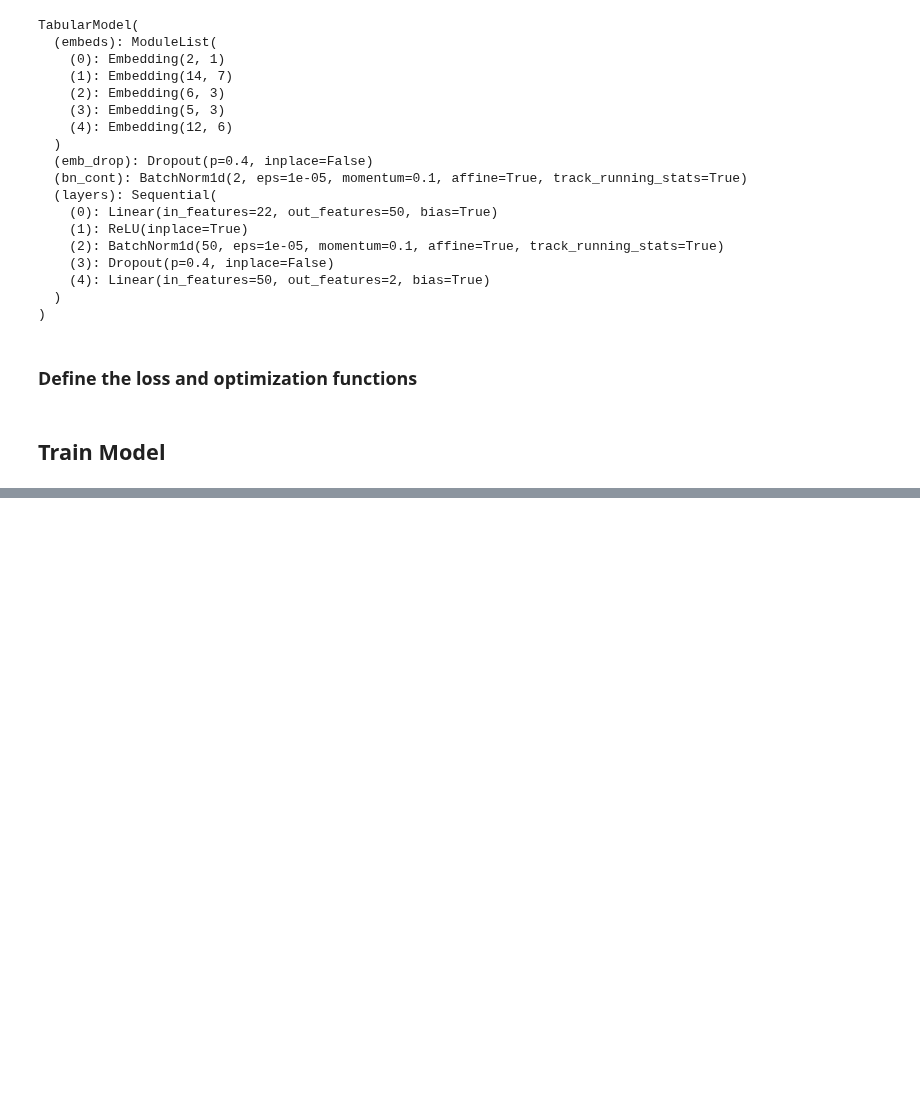
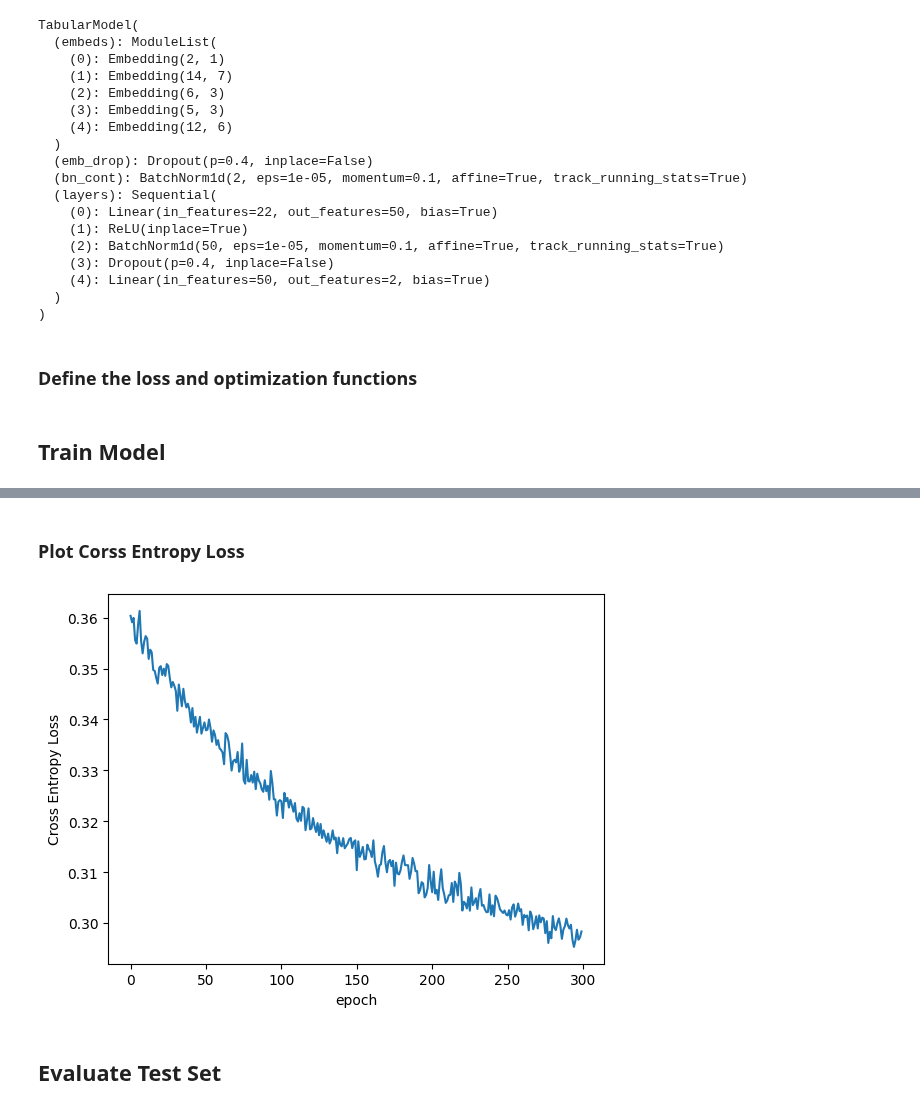
Before and after one commit to gc2321/3546-Deep-Learning, a Jupyter notebook: pytorch/1_7_ann_income_classification.ipynb, the cells around one changed output, grey strips where cells are left out. Cells and saved outputs as stored; diff of their text form; code cells hidden in the pictures; blank space fills up the shorter version.

```diff
--- a/pytorch/1_7_ann_income_classification.ipynb
+++ b/pytorch/1_7_ann_income_classification.ipynb
@@ -215,7 +215,7 @@ optimizer = torch.optim.Adam(model.parameters(), lr=0.005)
 import time
 start_time = time.time()
 
-epochs = 200
+epochs = 300
 losses = []
 
 for i in range(epochs):
@@ -248,0 +253,10 @@ Duration: 20 seconds
+# %% [markdown]
+### Plot Corss Entropy Loss
+# %%
+plt.plot(range(epochs), [loss.detach().numpy() for loss in losses]) # detach the tensors from the computation graph
+plt.ylabel('Cross Entropy Loss')
+plt.xlabel('epoch');
+# %% [output]
+[figure, added]
+# %% [markdown]
+## Evaluate Test Set
```
Also changed, not shown: parts of 4 cells of this notebook.
